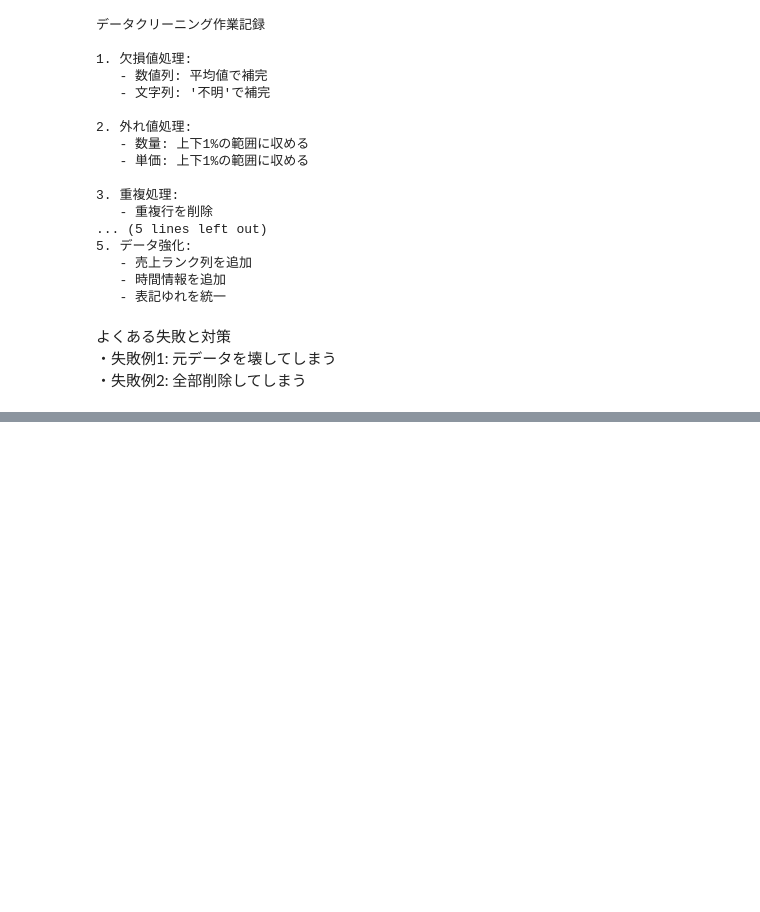
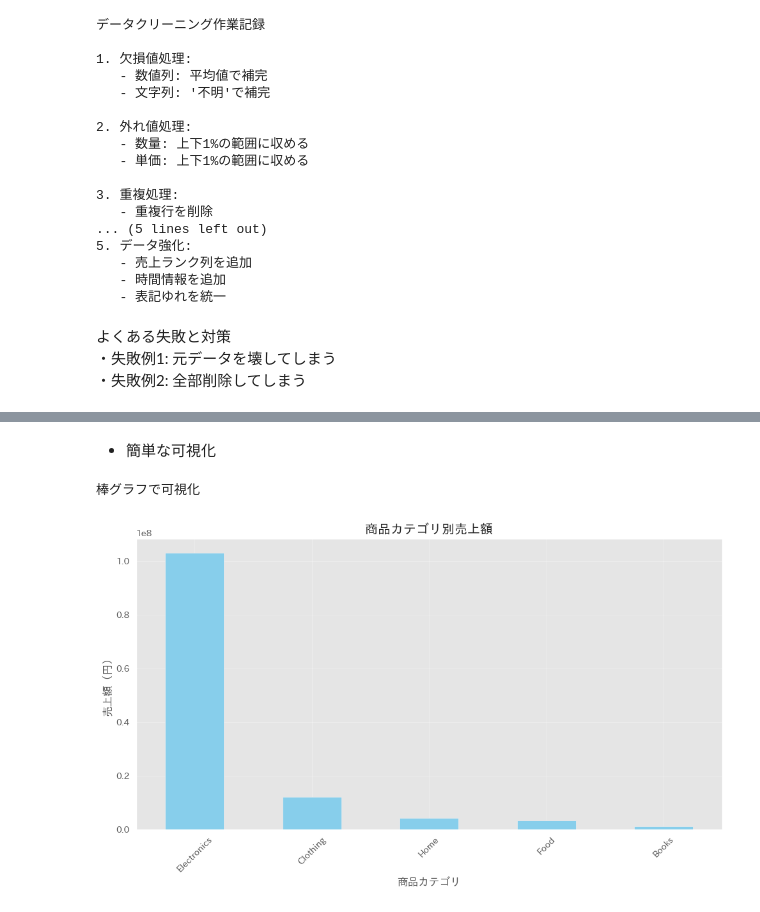
Before and after one commit to xinxinxu2025/code_memo, a Jupyter notebook: Python実践ガイド.ipynb, the cells around one changed output, grey strips where cells are left out. Drawn from its saved outputs; the diff is of its cells as text; code cells hidden in the pictures; blank space fills up the shorter version.

```diff
--- a/Python実践ガイド.ipynb
+++ b/Python実践ガイド.ipynb
@@ -813,0 +1196,12 @@ formatted_date = now.strftime('%Y-%m-%d')
+# %%
+import seaborn as sns
+import numpy as np
+
+# 場合によっては必要
+plt.rcParams['font.family'] = 'IPAPGothic'
+plt.rcParams['font.size'] = 12
+japanize_matplotlib.japanize()
+
+# スタイル設定
+sns.set_style("whitegrid")
+plt.style.use('ggplot')
@@ -813,0 +1239,11 @@ formatted_date = now.strftime('%Y-%m-%d')
+# %%
+print("\n商品カテゴリ別分析")
+
+category_sales = df_analysis.groupby('product_category')['total_sales'].sum().sort_values(ascending=False)
+category_count = df_analysis['product_category'].value_counts()
+
+print("カテゴリ別売上:")
+for category, sales in category_sales.items():
+    count = category_count[category]
+    avg_sales = sales / count
+    print(f"  {category}: {sales:,.0f}円 (平均{avg_sales:,.0f}円/件)")
@@ -813,0 +1290,26 @@ formatted_date = now.strftime('%Y-%m-%d')
+# %% [markdown]
+- 簡単な可視化
+# %%
+import japanize_matplotlib
+import matplotlib.pyplot as plt
+
+# 場合によっては必要
+plt.rcParams['font.family'] = 'IPAPGothic'
+japanize_matplotlib.japanize()
+
+
+print("棒グラフで可視化")
+
+# カテゴリ別売上の棒グラフ
+plt.figure(figsize=(10, 6))
+category_sales.plot(kind='bar', color='skyblue')
+plt.title('商品カテゴリ別売上額')
+plt.xlabel('商品カテゴリ')
+plt.ylabel('売上額（円）')
+plt.xticks(rotation=45)
+plt.grid(True, alpha=0.3)
+plt.tight_layout()
+plt.show()
+# %% [output]
+棒グラフで可視化
+[figure, added]
```
Also changed, not shown: parts of 122 cells of this notebook.
